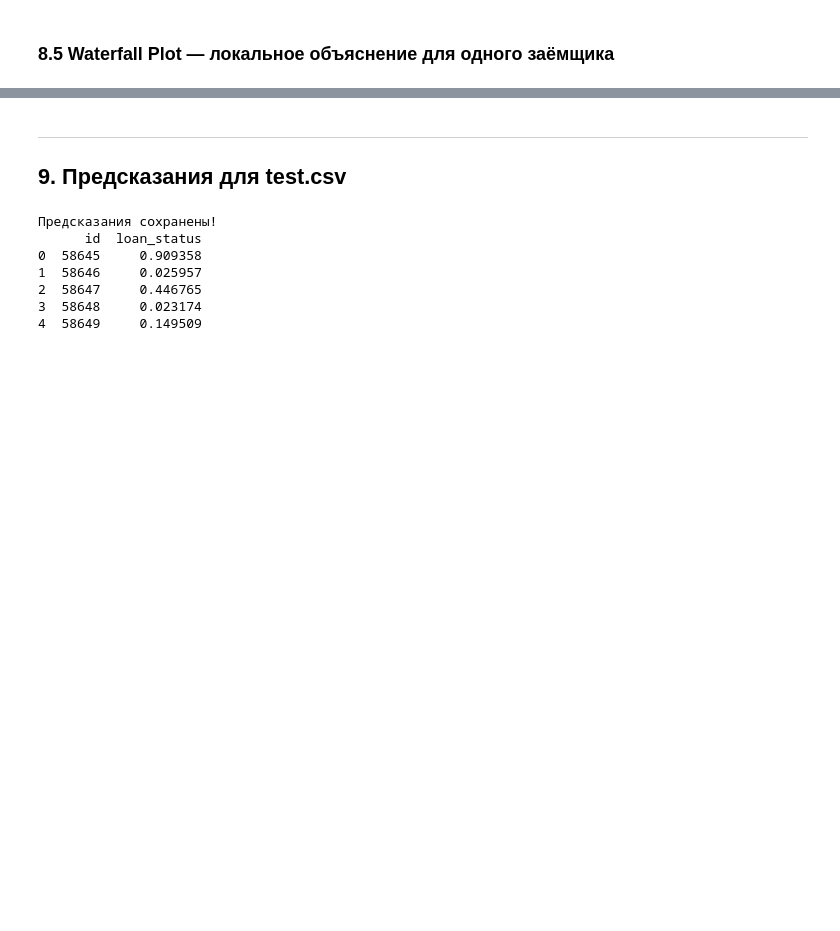
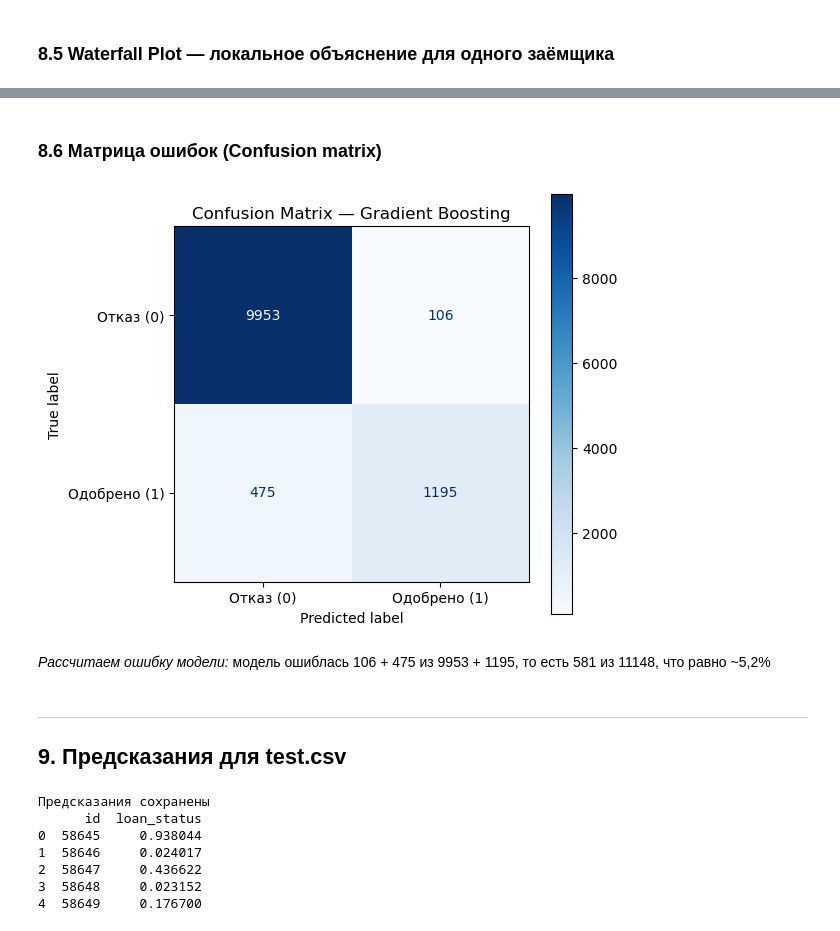
Before and after one commit to yldsha/loan-approval-interpretable-ml, a Jupyter notebook: notebooks/loan_approval_ml.ipynb, the cells around one changed output, grey strips where cells are left out. Cells and saved outputs as stored; diff of their text form; code cells hidden in the pictures; blank space fills up the shorter version.

```diff
--- a/notebooks/loan_approval_ml.ipynb
+++ b/notebooks/loan_approval_ml.ipynb
@@ -581,3 +604,23 @@ plt.show()
+# %% [markdown]
+### 8.6 Матрица ошибок (Confusion matrix)
+# %%
+from sklearn.metrics import ConfusionMatrixDisplay, confusion_matrix
+
+cm = confusion_matrix(y_val, y_pred_gb)
+disp = ConfusionMatrixDisplay(confusion_matrix=cm, display_labels=['Отказ (0)', 'Одобрено (1)'])
+
+plt.figure(figsize=(6, 5))
+disp.plot(cmap='Blues', ax=plt.gca())
+plt.title('Confusion Matrix — Gradient Boosting')
+plt.tight_layout()
+plt.savefig('../figures/confusion_matrix.png', dpi=150, bbox_inches='tight')
+plt.show()
+# %% [output]
+[figure, added]
+# %% [markdown]
+*Рассчитаем ошибку модели:*
+модель ошиблась 106 + 475 из 9953 + 1195, то есть 581 из 11148,
+что равно ~5,2%
 # %% [markdown]
 ---
 ## 9. Предсказания для test.csv
@@ -589,14 +632,14 @@ submission = pd.read_csv('../data/sample_submission.csv')
 submission['loan_status'] = test_predictions
 submission.to_csv('../data/submission.csv', index=False)
 
-print('Предсказания сохранены!')
+print('Предсказания сохранены')
 print(submission.head())
 # %% [output]
-Предсказания сохранены!
+Предсказания сохранены
       id  loan_status
-0  58645     0.909358
-1  58646     0.025957
-2  58647     0.446765
-3  58648     0.023174
-4  58649     0.149509
+0  58645     0.938044
+1  58646     0.024017
+2  58647     0.436622
+3  58648     0.023152
+4  58649     0.176700
 # %% [markdown]
```
Also changed, not shown: parts of 20 cells of this notebook, 8 other files.
